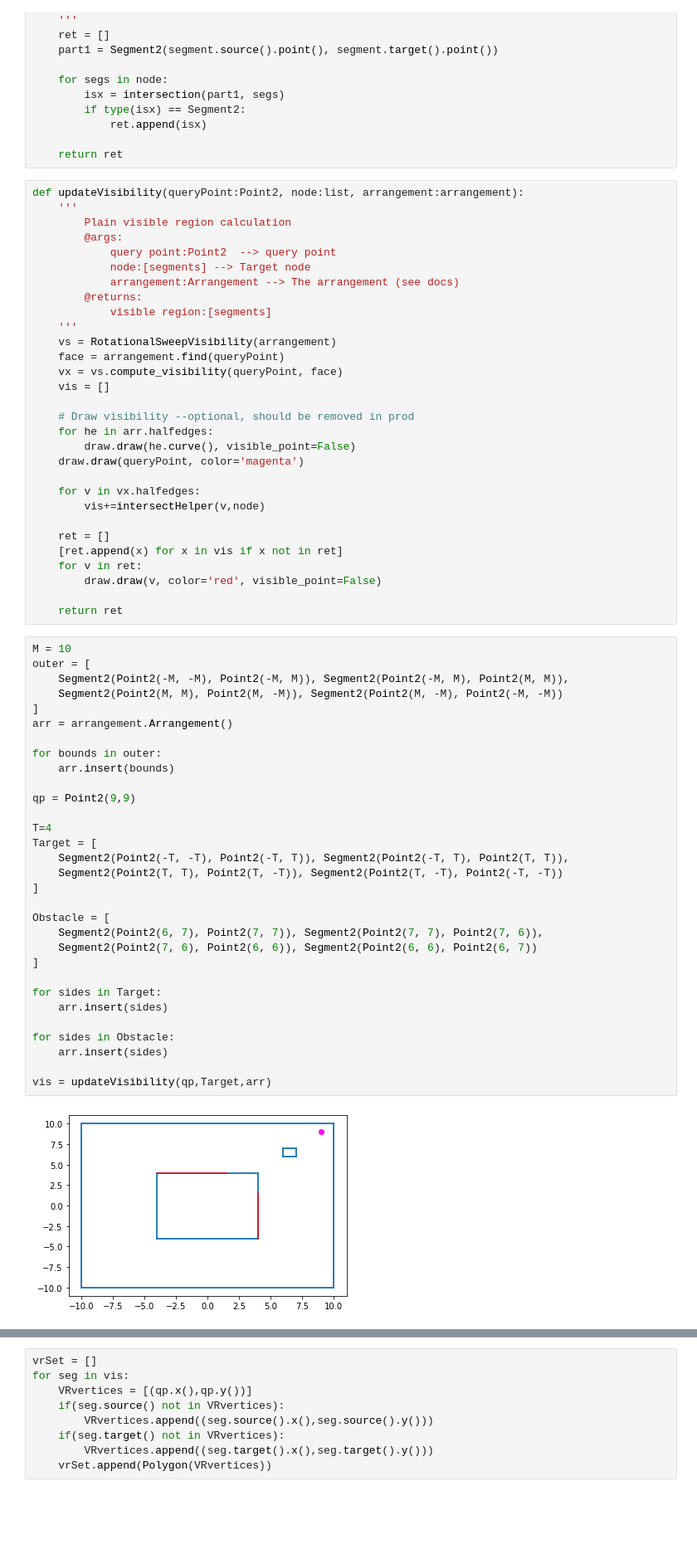
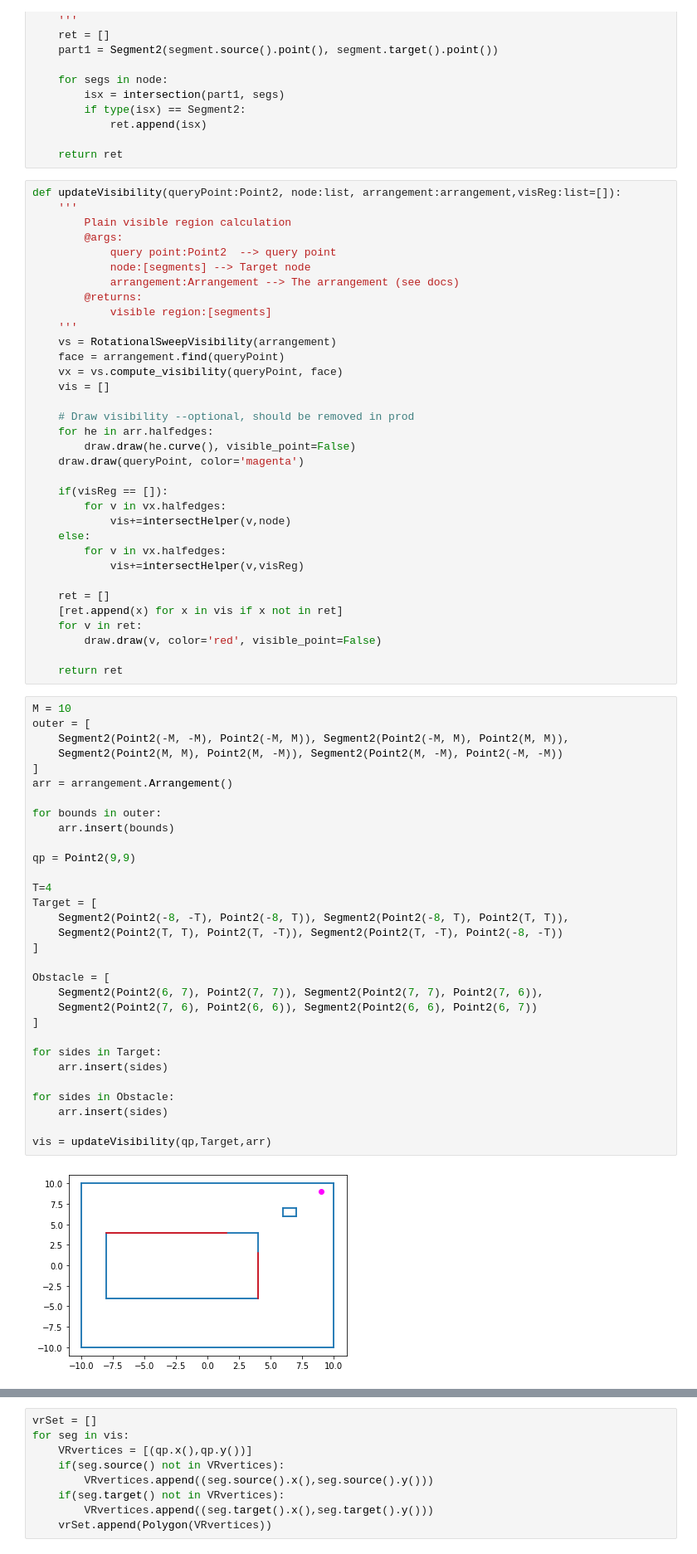
Before and after one commit to ab1nash/multi-location-visibility, a Jupyter notebook: skgeom_polygons.ipynb, the cells around one changed output, grey strips where cells are left out. Shown at 83% size. Cells and saved outputs as stored; diff of their text form; blank space fills up the shorter version.

```diff
--- a/skgeom_polygons.ipynb
+++ b/skgeom_polygons.ipynb
@@ -62,7 +62,7 @@ def intersectHelper(segment, node:list):
 
     return ret
 # %%
-def updateVisibility(queryPoint:Point2, node:list, arrangement:arrangement):
+def updateVisibility(queryPoint:Point2, node:list, arrangement:arrangement,visReg:list=[]):
     '''
         Plain visible region calculation
         @args:
@@ -82,8 +82,12 @@ def updateVisibility(queryPoint:Point2, node:list, arrangement:arrangement):
         draw.draw(he.curve(), visible_point=False)
     draw.draw(queryPoint, color='magenta')
 
-    for v in vx.halfedges:
-        vis+=intersectHelper(v,node)
+    if(visReg == []):
+        for v in vx.halfedges:
+            vis+=intersectHelper(v,node)
+    else:
+        for v in vx.halfedges:
+            vis+=intersectHelper(v,visReg)
 
     ret = []
     [ret.append(x) for x in vis if x not in ret]
@@ -94,33 +98,33 @@ def updateVisibility(queryPoint:Point2, node:list, arrangement:arrangement):
 # %%
 M = 10
 outer = [
     Segment2(Point2(-M, -M), Point2(-M, M)), Segment2(Point2(-M, M), Point2(M, M)),
     Segment2(Point2(M, M), Point2(M, -M)), Segment2(Point2(M, -M), Point2(-M, -M))
 ]
 arr = arrangement.Arrangement()
 
 for bounds in outer:
     arr.insert(bounds)
 
 qp = Point2(9,9)
 
 T=4
 Target = [
-    Segment2(Point2(-T, -T), Point2(-T, T)), Segment2(Point2(-T, T), Point2(T, T)),
-    Segment2(Point2(T, T), Point2(T, -T)), Segment2(Point2(T, -T), Point2(-T, -T))
+    Segment2(Point2(-8, -T), Point2(-8, T)), Segment2(Point2(-8, T), Point2(T, T)),
+    Segment2(Point2(T, T), Point2(T, -T)), Segment2(Point2(T, -T), Point2(-8, -T))
 ]
 
 Obstacle = [
     Segment2(Point2(6, 7), Point2(7, 7)), Segment2(Point2(7, 7), Point2(7, 6)),
     Segment2(Point2(7, 6), Point2(6, 6)), Segment2(Point2(6, 6), Point2(6, 7))
 ]
 
 for sides in Target:
     arr.insert(sides)
 
 for sides in Obstacle:
     arr.insert(sides)
 
 vis = updateVisibility(qp,Target,arr)
 # %% [output]
-[figure, old version]
+[figure, new version]
```
Also changed, not shown: parts of 4 cells of this notebook, 10 other files.
